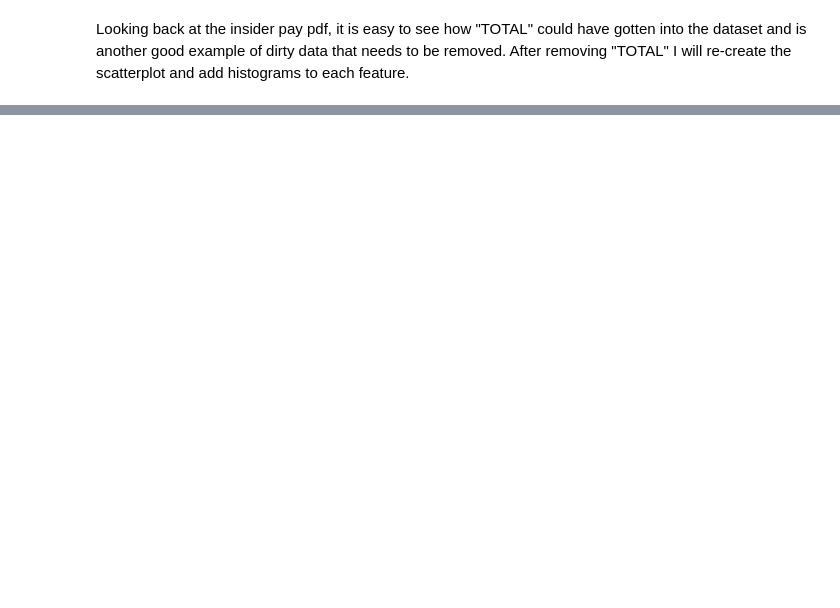
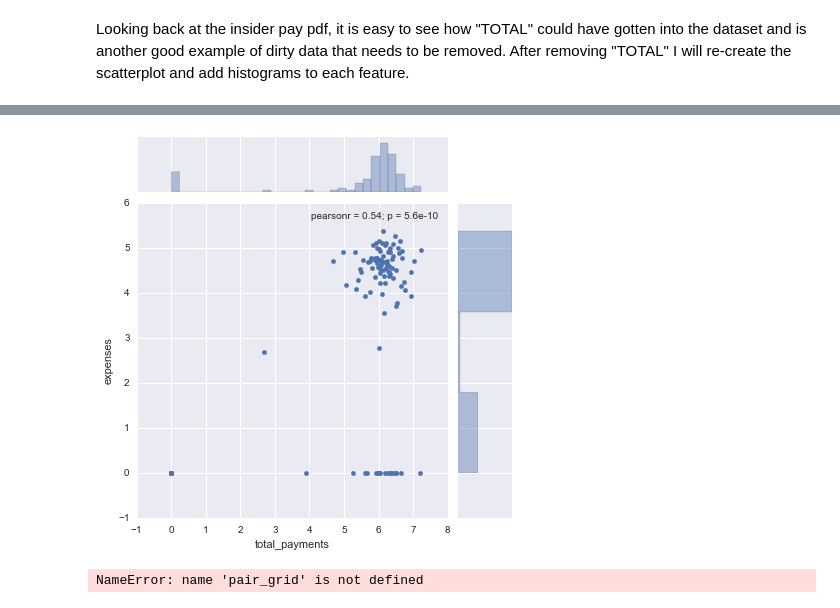
Before and after one commit to LayneNewhouse/Machine-Learning, a Jupyter notebook: Project5.ipynb, the cells around one changed output, grey strips where cells are left out. Cells and saved outputs as stored; diff of their text form; code cells hidden in the pictures; blank space fills up the shorter version.

```diff
--- a/Project5.ipynb
+++ b/Project5.ipynb
@@ -313,3 +313,15 @@ financial_df = financial_df.replace("NaN", 0)
 
 email_df = enron_df[e_features]
 email_df = email_df.replace("NaN", 0)
+# %%
+def log10(array):
+    #adding 1 to the feature data to prevent log10(0)=undefined
+    new_array = [x+1 for x in array]
+    new_array = np.log10(new_array)
+    return new_array
+
+financial_df = financial_df.apply(abs).apply(log10)
+# %%
+sns.jointplot(x=features[0], y=features[1], data=financial_df[features]);
+# %% [output]
+[figure, added]
@@ -315,0 +345,4 @@ email_df = email_df.replace("NaN", 0)
+# %%
+pair_grid(financial_df)
+# %% [output]
+NameError: name 'pair_grid' is not defined
```
Also changed, not shown: parts of 20 cells of this notebook.
